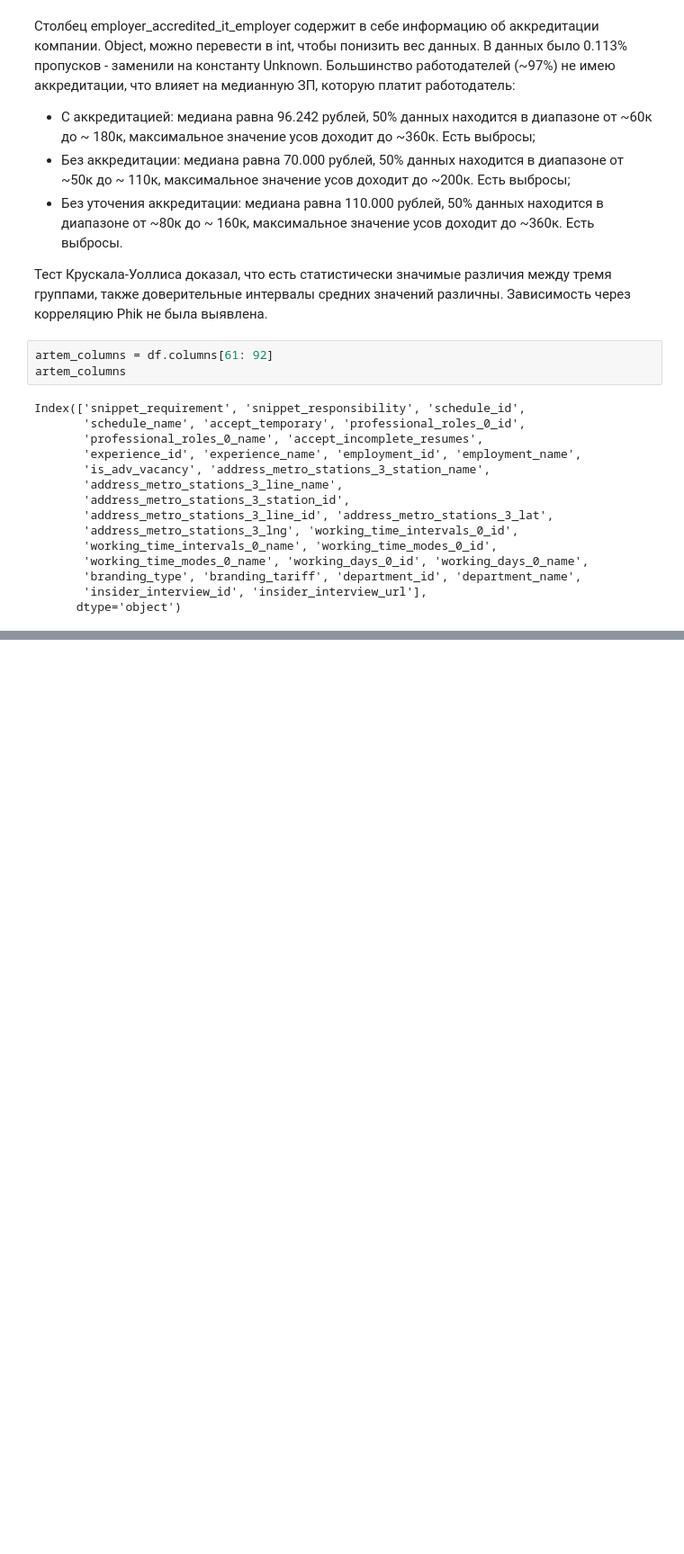
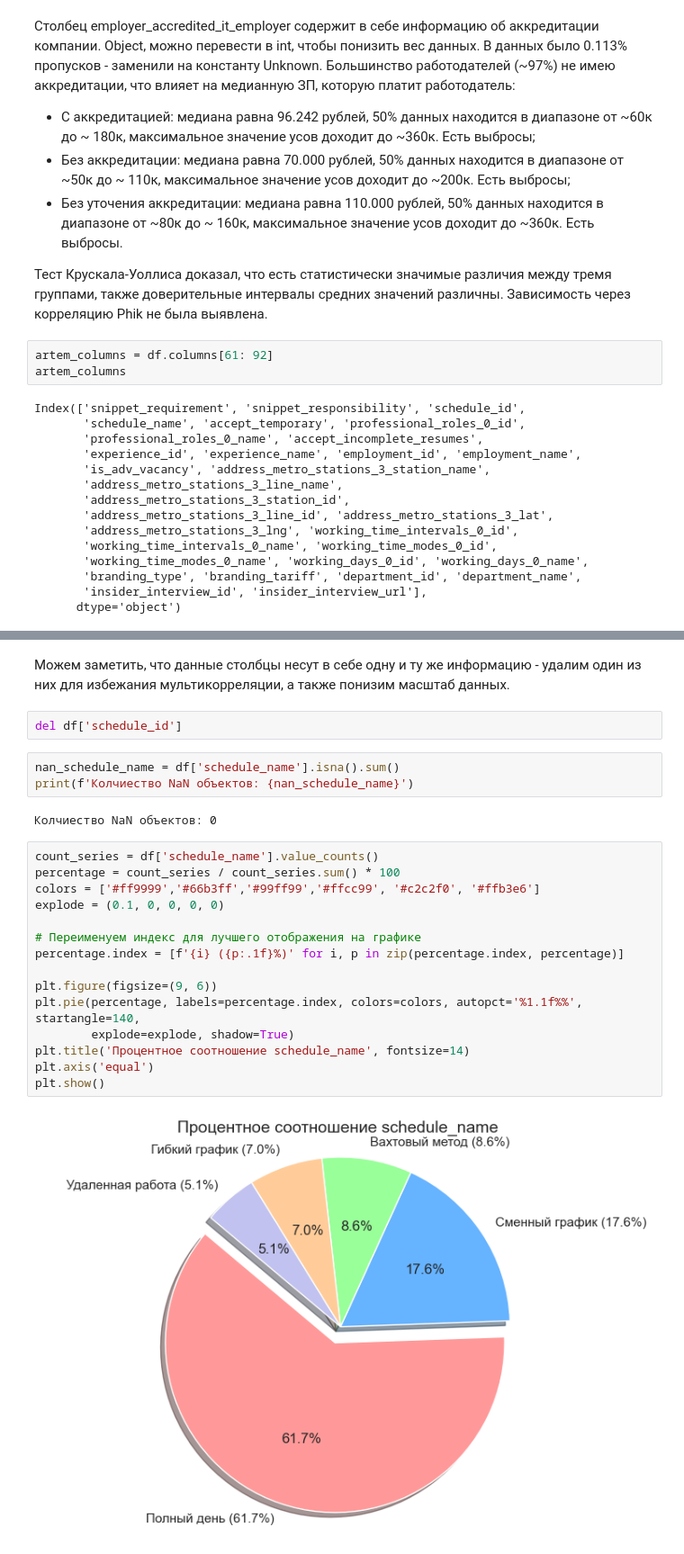
Before and after one commit to HeadHunter-Team-AI-24-3/hh_regression, a Jupyter notebook: src/hh_regression.ipynb, the cells around one changed output, grey strips where cells are left out. Shown at 90% size. Cells and saved outputs as stored; diff of their text form; blank space fills up the shorter version.

```diff
--- a/src/hh_regression.ipynb
+++ b/src/hh_regression.ipynb
@@ -511,0 +535,26 @@ Index(['snippet_requirement', 'snippet_responsibility', 'schedule_id',
+# %% [markdown]
+Можем заметить, что данные столбцы несут в себе одну и ту же информацию - удалим один из них для избежания мультикорреляции, а также понизим масштаб данных.
+# %%
+del df['schedule_id']
+# %%
+nan_schedule_name = df['schedule_name'].isna().sum()
+print(f'Колчиество NaN объектов: {nan_schedule_name}')
+# %% [output]
+Колчиество NaN объектов: 0
+# %%
+count_series = df['schedule_name'].value_counts()
+percentage = count_series / count_series.sum() * 100
+colors = ['#ff9999','#66b3ff','#99ff99','#ffcc99', '#c2c2f0', '#ffb3e6']
+explode = (0.1, 0, 0, 0, 0)
+
+# Переименуем индекс для лучшего отображения на графике
+percentage.index = [f'{i} ({p:.1f}%)' for i, p in zip(percentage.index, percentage)]
+
+plt.figure(figsize=(9, 6))
+plt.pie(percentage, labels=percentage.index, colors=colors, autopct='%1.1f%%', startangle=140,
+        explode=explode, shadow=True)
+plt.title('Процентное соотношение schedule_name', fontsize=14)
+plt.axis('equal')
+plt.show()
+# %% [output]
+[figure, added]
```
Also changed, not shown: parts of 131 cells of this notebook.
